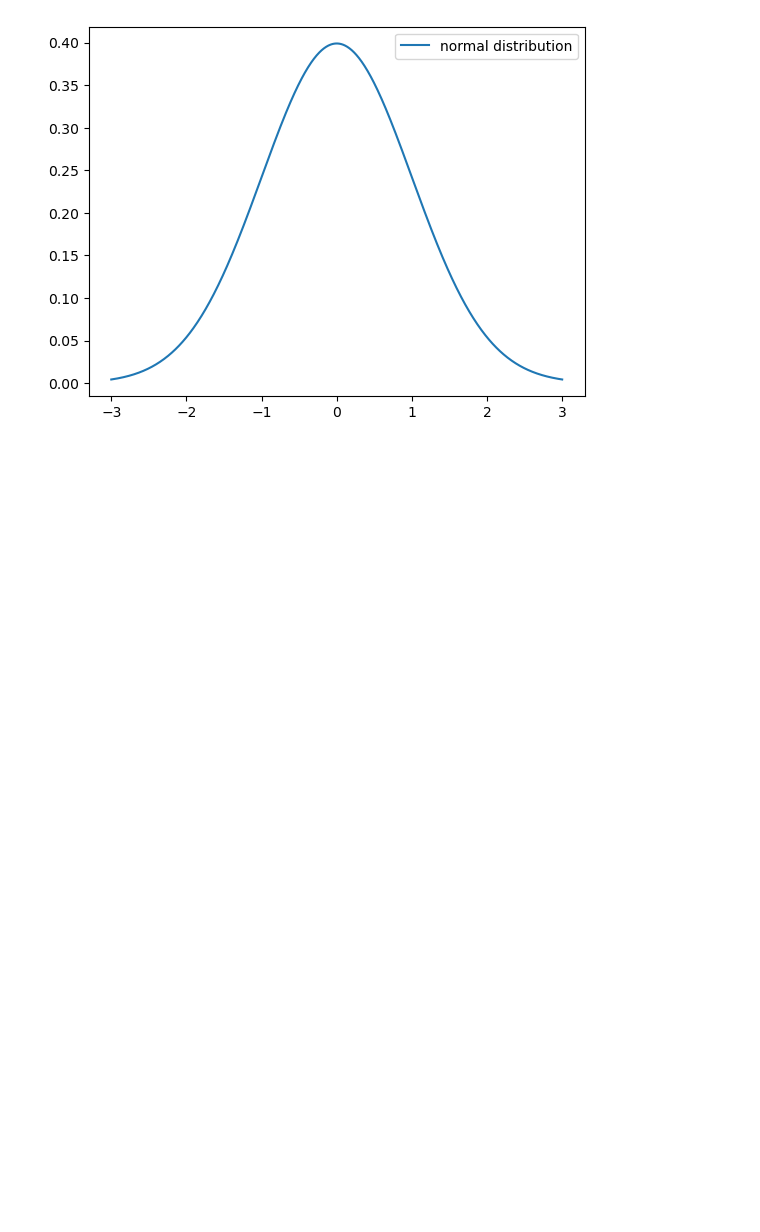
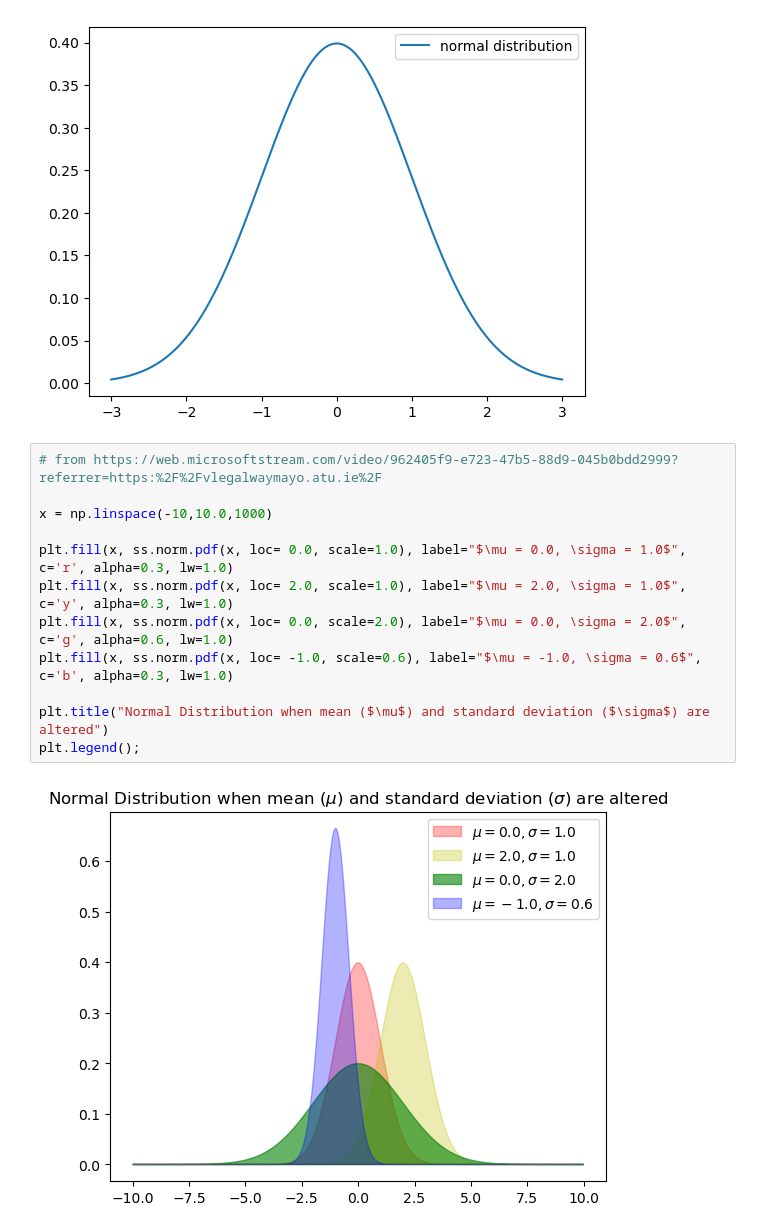
Before and after one commit to BridK02/fundata-assessment, a Jupyter notebook: Normal Distribution.ipynb, the cells around one changed output. Cells and saved outputs as stored; diff of their text form; blank space fills up the shorter version.

```diff
--- a/Normal Distribution.ipynb
+++ b/Normal Distribution.ipynb
@@ -67,3 +73,17 @@ plt.plot(x, y, label='normal distribution')
 plt.legend();
 # %% [output]
 [figure]
+# %%
+# from https://web.microsoftstream.com/video/962405f9-e723-47b5-88d9-045b0bdd2999?referrer=https:%2F%2Fvlegalwaymayo.atu.ie%2F
+
+x = np.linspace(-10,10.0,1000)
+
+plt.fill(x, ss.norm.pdf(x, loc= 0.0, scale=1.0), label="$\mu = 0.0, \sigma = 1.0$", c='r', alpha=0.3, lw=1.0)
+plt.fill(x, ss.norm.pdf(x, loc= 2.0, scale=1.0), label="$\mu = 2.0, \sigma = 1.0$", c='y', alpha=0.3, lw=1.0)
+plt.fill(x, ss.norm.pdf(x, loc= 0.0, scale=2.0), label="$\mu = 0.0, \sigma = 2.0$", c='g', alpha=0.6, lw=1.0)
+plt.fill(x, ss.norm.pdf(x, loc= -1.0, scale=0.6), label="$\mu = -1.0, \sigma = 0.6$", c='b', alpha=0.3, lw=1.0)
+
+plt.title("Normal Distribution when mean ($\mu$) and standard deviation ($\sigma$) are altered")
+plt.legend();
+# %% [output]
+[figure, added]
```
Also changed, not shown: parts of 11 cells of this notebook, 1 other file.
